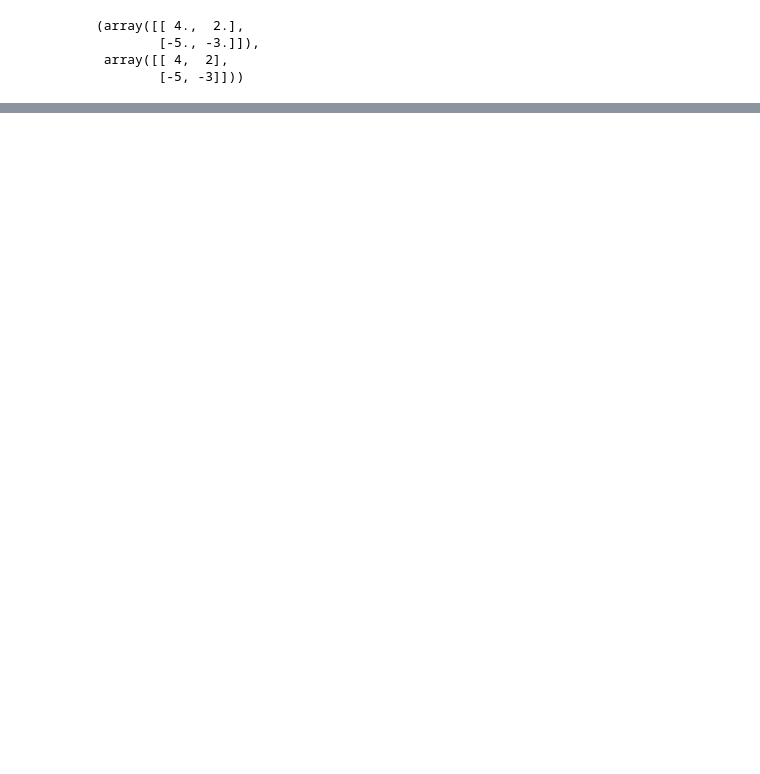
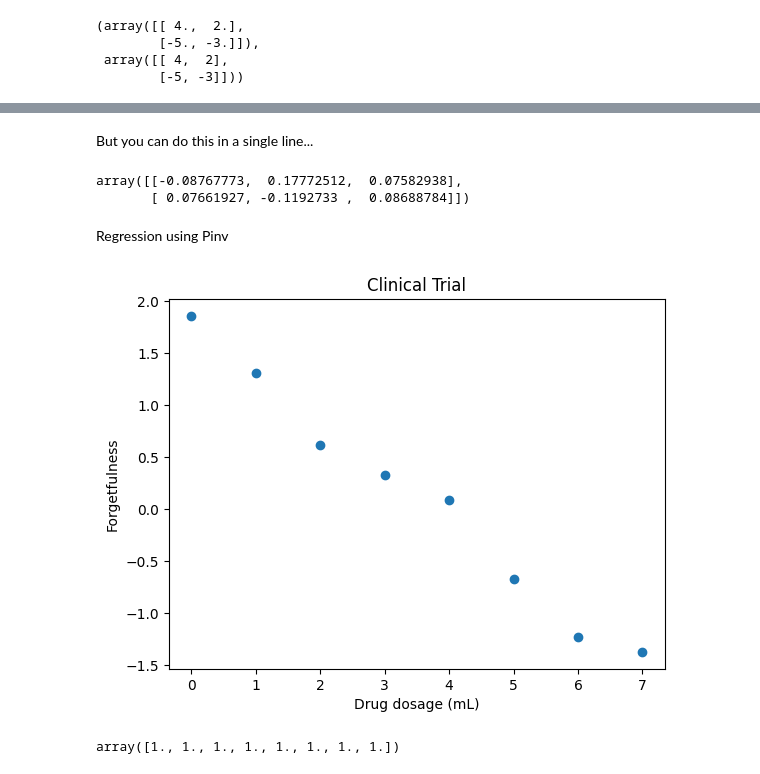
Before and after one commit to murathansygl/DS-Notebook, a Jupyter notebook: Theory.ipynb, the cells around one changed output, grey strips where cells are left out. Saved outputs shown, nothing was run; the diff lists cells and outputs as text; code cells hidden in the pictures; blank space fills up the shorter version.

```diff
--- a/Theory.ipynb
+++ b/Theory.ipynb
@@ -81,0 +258,29 @@ np.dot(V,np.dot(Lambda,Vinv)),A  #THIS WAS THE ORIGINAL THEORY
+# %% [markdown]
+But you can do this in a single line...
+# %%
+np.linalg.pinv(A)
+# %% [output]
+array([[-0.08767773,  0.17772512,  0.07582938],
+       [ 0.07661927, -0.1192733 ,  0.08688784]])
+# %% [markdown]
+Regression using Pinv
+# %%
+x1 = [0, 1, 2, 3, 4, 5, 6, 7.] # E.g.: Dosage of drug for treating Alzheimer's disease
+y = [1.86, 1.31, .62, .33, .09, -.67, -1.23, -1.37] # E.g.: Patient's "forgetfulness score"
+# %%
+title = 'Clinical Trial'
+xlabel = 'Drug dosage (mL)'
+ylabel = 'Forgetfulness'
+# %%
+fig, ax = plt.subplots()
+plt.title(title)
+plt.xlabel(xlabel)
+plt.ylabel(ylabel)
+_ = ax.scatter(x1,y)
+# %% [output]
+[figure, added]
+# %%
+x0 = np.ones(8)
+x0
+# %% [output]
+array([1., 1., 1., 1., 1., 1., 1., 1.])
```
Also changed, not shown: parts of 61 cells of this notebook, 1 other file.
